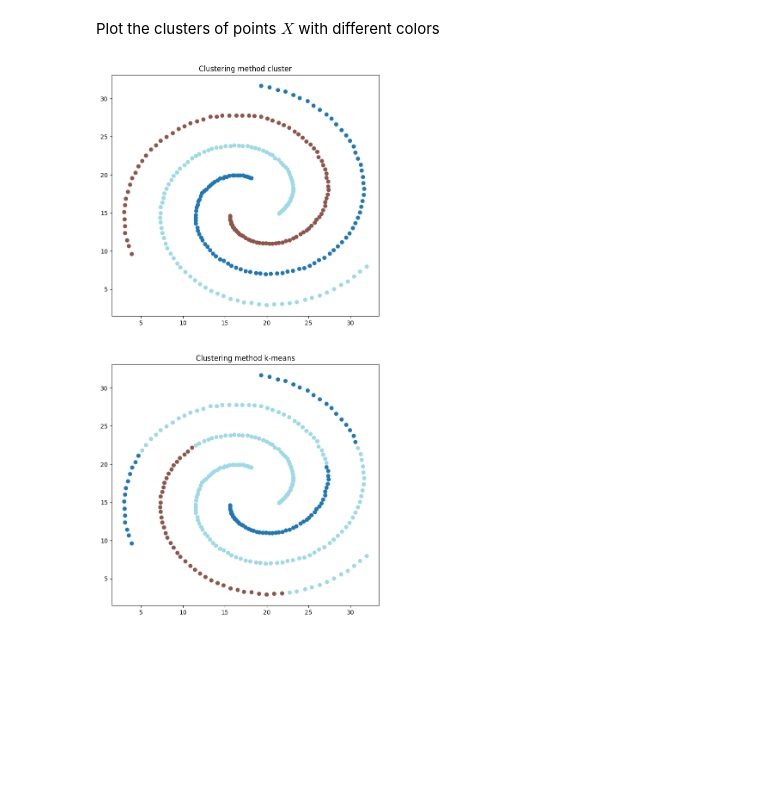
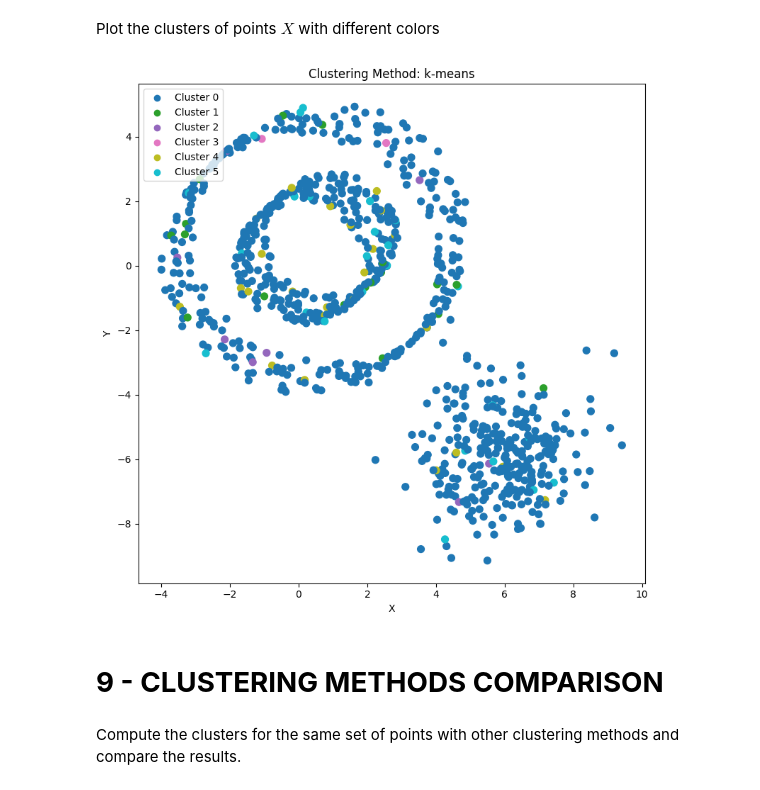
Before and after one commit to Nuzz23/02TWYSM-Computational-linear-algebra-for-large-scale-problems, a Jupyter notebook: Assignments/Berrone/HW_SC.ipynb, the cells around one changed output. Drawn from its saved outputs; the diff is of its cells as text; code cells hidden in the pictures; blank space fills up the shorter version.

Commit message:
buon natale Romeo, to figure out point 8/9 for circles and to fix dbscan

```diff
--- a/Assignments/Berrone/HW_SC.ipynb
+++ b/Assignments/Berrone/HW_SC.ipynb
@@ -67,6 +67,6 @@ def plotPoint(points:pd.DataFrame, title:str=None)->None:
     plt.show()
 # %%
-USE_SPIRAL = True
+USE_SPIRAL = False
 data = readSpiralInput(SPIRAL_INPUT_FILE) if USE_SPIRAL else readCircleInput(CIRCLE_INPUT_FILE)
 plotPoint(data, title='points of ' + 'spiral.csv' if USE_SPIRAL else 'Circle.csv')
 # %% [output]
@@ -412,13 +405,12 @@ def computeEigenpairs(L:np, numEig:int=EIGENPAIRS, method:str|None='numpy', maxI
     match method.strip().upper() if method else method:
         case 'DEFLATION': return applyInversePowerMethodWithDeflation(A=L, numEig=numEig, maxIter=maxIter, tol=tol)
         case 'SHIFTING': return applyInversePowerMethodWithShifting(A=L, numEig=numEig, maxIter=maxIter, tol=tol)
-        case _:  return (eigenpairs :=np.linalg.eigh(L))[0][:numEig], eigenpairs[1][:numEig]
+        case _:  return (eigenpairs :=np.linalg.eigh(L))[0][:numEig], eigenpairs[1][:numEig].T
 
-eigenvalues, U = computeEigenpairs(L, method='shifting')
-U = pd.DataFrame(U, index=[f'x[j, {i}]' for i in range(1, U.shape[0]+1)], columns=[f'x{i+1}' for i in range(EIGENPAIRS)], dtype=np.float32)
+eigenvalues, U = computeEigenpairs(L, method='numpy')
 
 # NOTE: from now on we won't be needing L so we can convert it to a sparse format to save memory space
-# L = setAsSparseMatrix(L)
+L = setAsSparseMatrix(L)
 # %% [markdown]
 Visualizing solely the eigenvalues
 # %%
@@ -439,10 +431,11 @@ $\displaystyle \hspace{2em}\lambda_{9} = 0.040414942859589804$
 # %% [markdown]
 Visualizing the eigenvectors
 # %%
-display(U)
+display(pd.DataFrame(U, index=[f'x[j, {i}]' for i in range(1, U.shape[0]+1)], columns=[f'x{i+1}' for i in range(U.shape[1])], dtype=np.float32))
 # Since all the cluster algorithms work well with compressed matrix in a spare format
 # U can be transformed into a sparse matrix, we opted for a csr format, instead of the usual diagonal format
 # since the diagonal of U has no particular meaning
-U = setAsSparseMatrix(U, method=sparse.csr_matrix)
+# U = setAsSparseMatrix(U, method=sparse.csr_matrix)
+U = U[:, :6]
 # %% [output]
 |  | x1 | x2 | x3 | x4 | x5 | x6 | x7 | x8 | x9 | x10 |
@@ -488,28 +511,33 @@ data['k-means']=clusterLabels
 # %% [markdown]
 Plot the clusters of points $X$ with different colors
 # %%
-def plotClusteringResults(df:pd.DataFrame, centroids:dict)->None:
-    """plots the clustering results per each clustering method
+def plotClusteringResults(df: pd.DataFrame) -> None:
+    columns: np.ndarray = df.columns.difference(['x', 'y']).sort_values()
 
-    Args:
-        df (pd.DataFrame): the dataFrame of measures
-        centroids (dict): the centroids found (if the methods supports that)
-    """
-    columns:np = df.columns.difference(['x', 'y']).sort_values()
+    # Create subplots for each clustering method
+    fig, ax = plt.subplots(columns.shape[0], 1, figsize=(8, 8 * columns.shape[0]))
+    ax = ax if len(columns) >1 else [ax]
 
-    fig, ax = plt.subplots(columns.shape[0], 1, figsize=(8, 8*columns.shape[0]))
+    for i, column in enumerate(columns):
+        cmap = plt.get_cmap('tab10', len(unique_labels:=np.unique(df[column])))
+        scalarMap = cm.ScalarMappable(norm=colors.Normalize(vmin=min(unique_labels), vmax=max(unique_labels)), cmap=cmap)
 
-    for i in range(columns.shape[0]):
-        scalarMap = cmx.ScalarMappable(norm=colors.Normalize(vmin=df[columns[i]].min(), vmax=df[columns[i]].max()),
-                                    cmap=plt.get_cmap('tab20'))
+        ax[i].scatter(df['x'],df['y'], c=[scalarMap.to_rgba(label) for label in df[column]],s=50)
 
-        ax[i].scatter(x=df['x'], y=df['y'], c=scalarMap.to_rgba(df[columns[i]]))
-        if columns[i] in centroids:
-            ax[i].scatter(x=centroids[columns[i]][:, 0], y=centroids[columns[i]][:, 1], color=[0,0,0,1], marker='*')
+        for label in unique_labels:
+            ax[i].scatter([], [], color=scalarMap.to_rgba(label), label=f'Cluster {label}')
 
-        ax[i].set_title(f'Clustering method {columns[i]}')
+        ax[i].set_title(f'Clustering Method: {column}')
+        ax[i].set_xlabel('X'),ax[i].set_ylabel('Y')
+        ax[i].legend(loc='upper left')
 
+    plt.tight_layout()
+    plt.show()
 
-plotClusteringResults(data, centroids)
+plotClusteringResults(data)
 # %% [output]
-[figure, old version]
+[figure, new version]
+# %% [markdown]
+# <b>9 - CLUSTERING METHODS COMPARISON</b>
+# %% [markdown]
+Compute the clusters for the same set of points with other clustering methods and compare the results.
```
Also changed, not shown: parts of 14 cells of this notebook.
